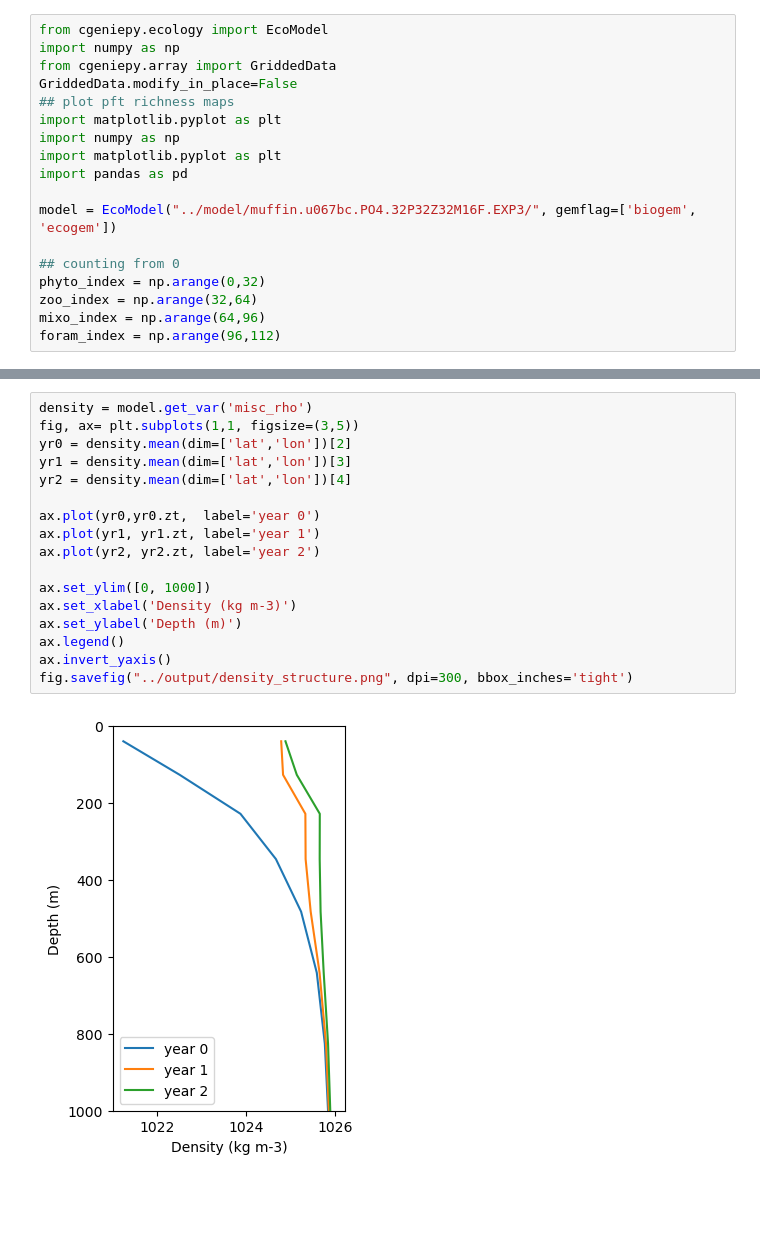
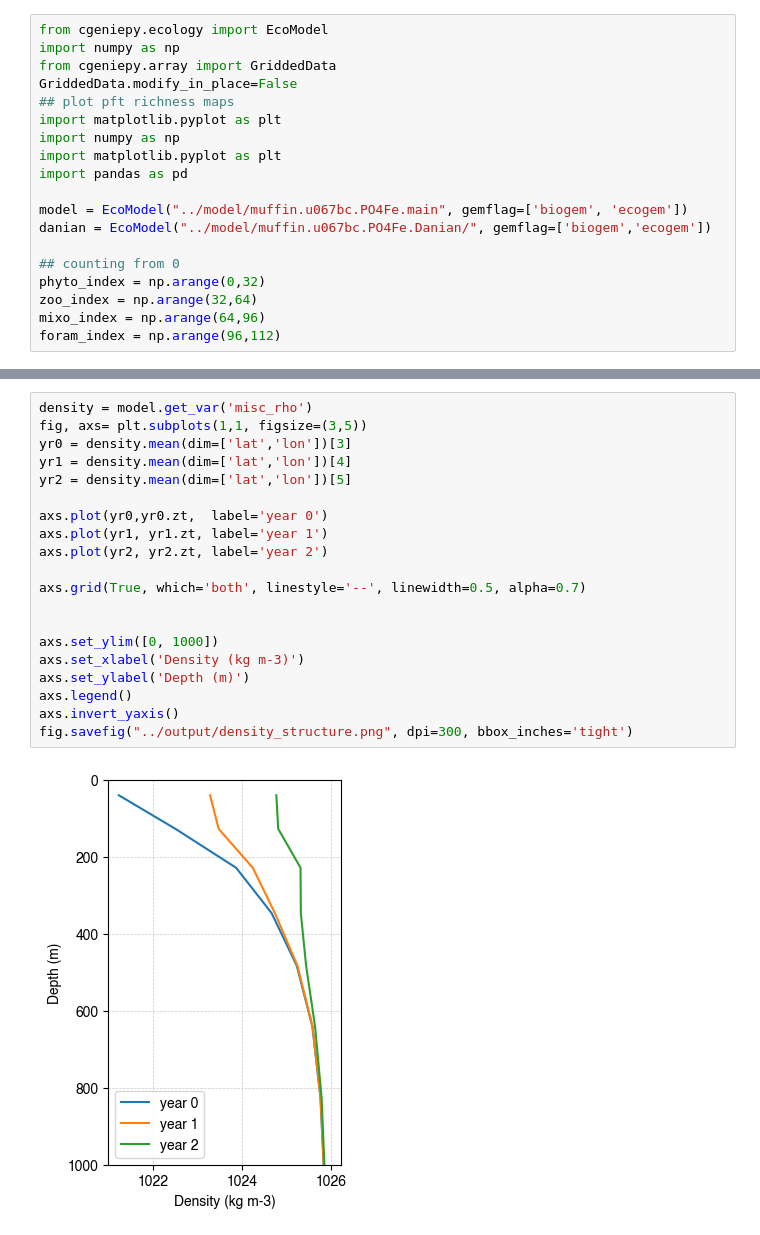
Before and after one commit to ruiying-ocean/kpg_selectivity, a Jupyter notebook: code/plot_timeseries.ipynb, the cells around one changed output, grey strips where cells are left out. Drawn from its saved outputs; the diff is of its cells as text; blank space fills up the shorter version.

```diff
--- a/code/plot_timeseries.ipynb
+++ b/code/plot_timeseries.ipynb
@@ -9,7 +9,8 @@ import numpy as np
 import matplotlib.pyplot as plt
 import pandas as pd
 
-model = EcoModel("../model/muffin.u067bc.PO4.32P32Z32M16F.EXP3/", gemflag=['biogem', 'ecogem'])
+model = EcoModel("../model/muffin.u067bc.PO4Fe.main", gemflag=['biogem', 'ecogem'])
+danian = EcoModel("../model/muffin.u067bc.PO4Fe.Danian/", gemflag=['biogem','ecogem'])
 
 ## counting from 0
 phyto_index = np.arange(0,32)
@@ -41,22 +41,25 @@ grid volume calculated in the unit of 'm3'
 # %%
 density = model.get_var('misc_rho')
-fig, ax= plt.subplots(1,1, figsize=(3,5))
-yr0 = density.mean(dim=['lat','lon'])[2]
-yr1 = density.mean(dim=['lat','lon'])[3]
-yr2 = density.mean(dim=['lat','lon'])[4]
+fig, axs= plt.subplots(1,1, figsize=(3,5))
+yr0 = density.mean(dim=['lat','lon'])[3]
+yr1 = density.mean(dim=['lat','lon'])[4]
+yr2 = density.mean(dim=['lat','lon'])[5]
 
-ax.plot(yr0,yr0.zt,  label='year 0')
-ax.plot(yr1, yr1.zt, label='year 1')
-ax.plot(yr2, yr2.zt, label='year 2')
+axs.plot(yr0,yr0.zt,  label='year 0')
+axs.plot(yr1, yr1.zt, label='year 1')
+axs.plot(yr2, yr2.zt, label='year 2')
 
-ax.set_ylim([0, 1000])
-ax.set_xlabel('Density (kg m-3)')
-ax.set_ylabel('Depth (m)')
-ax.legend()
-ax.invert_yaxis()
+axs.grid(True, which='both', linestyle='--', linewidth=0.5, alpha=0.7)
+
+
+axs.set_ylim([0, 1000])
+axs.set_xlabel('Density (kg m-3)')
+axs.set_ylabel('Depth (m)')
+axs.legend()
+axs.invert_yaxis()
 fig.savefig("../output/density_structure.png", dpi=300, bbox_inches='tight')
 # %% [output]
-[figure, old version]
+[figure, new version]
 # %%
 ## plot total biomass evolution
 sur_vol = model.grid_volume().isel(time=0, zt=0) #m3
```
Also changed, not shown: parts of 8 cells of this notebook, 31 other files.
